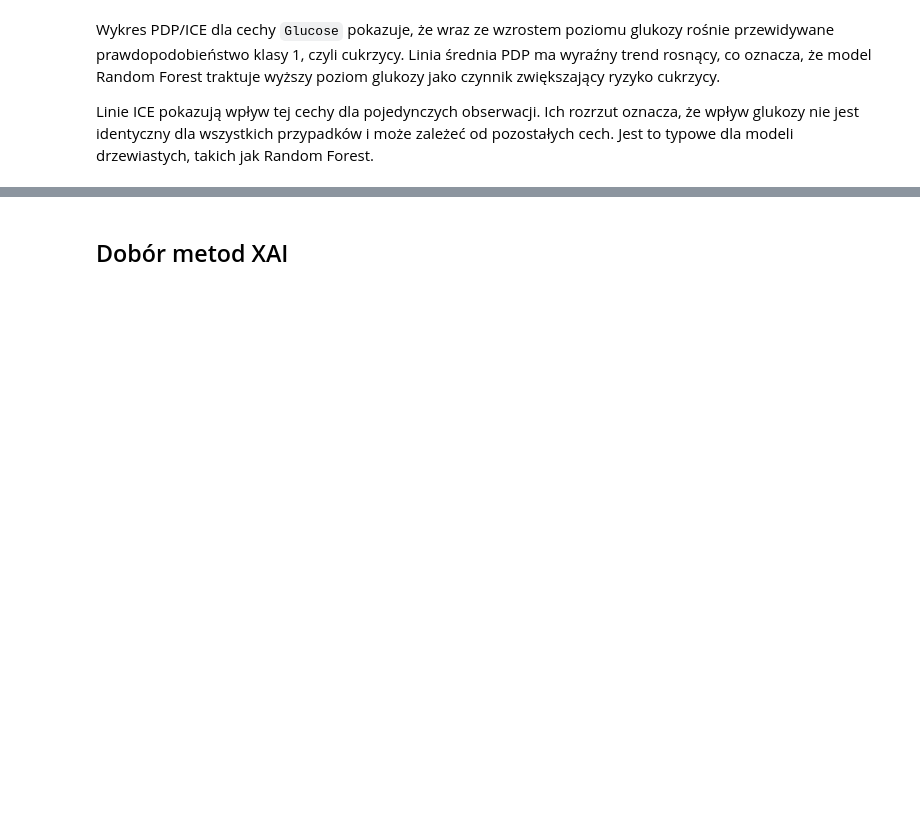
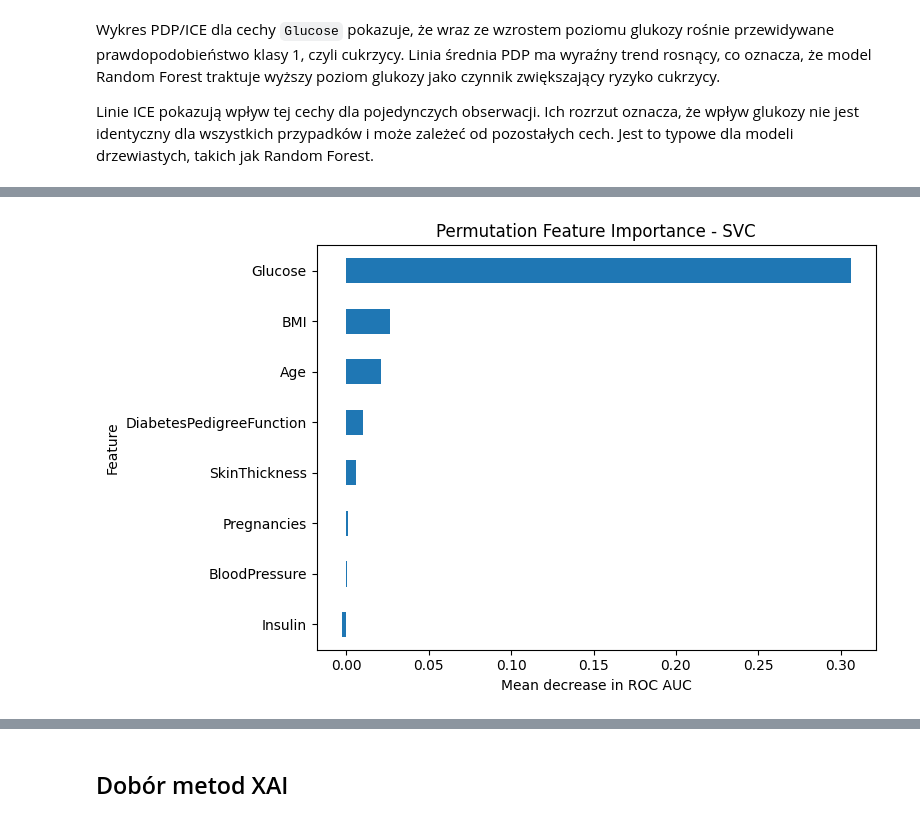
Before and after one commit to annajestem/xai_diabetes_project, a Jupyter notebook: notebooks/03_xai_interpretation.ipynb, the cells around one changed output, grey strips where cells are left out. Cells and saved outputs as stored; diff of their text form; code cells hidden in the pictures; blank space fills up the shorter version.

```diff
--- a/notebooks/03_xai_interpretation.ipynb
+++ b/notebooks/03_xai_interpretation.ipynb
@@ -556,0 +598,21 @@ Linie ICE są dość zróżnicowane, co oznacza, że wpływ BMI zależy od konkr
+# %%
+from sklearn.inspection import permutation_importance
+import pandas as pd
+import matplotlib.pyplot as plt
+
+result_svc = permutation_importance(
+    pipeline_svc,
+    X_test,
+    y_test,
+    n_repeats=10,
+    random_state=42,
+    scoring="roc_auc"
+)
+
+importance_svc_df = pd.DataFrame({
+    "Feature": X_test.columns,
+    "Importance mean": result_svc.importances_mean,
+    "Importance std": result_svc.importances_std
+}).sort_values("Importance mean", ascending=False)
+
+importance_svc_df
@@ -556,0 +629,18 @@ Linie ICE są dość zróżnicowane, co oznacza, że wpływ BMI zależy od konkr
+# %%
+importance_svc_df.sort_values("Importance mean").plot.barh(
+    x="Feature",
+    y="Importance mean",
+    figsize=(8, 5),
+    legend=False
+)
+
+plt.xlabel("Mean decrease in ROC AUC")
+plt.ylabel("Feature")
+plt.title("Permutation Feature Importance - SVC")
+plt.tight_layout()
+
+plt.savefig("../outputs/figures/permutation_importance_svc.png", dpi=300)
+
+plt.show()
+# %% [output]
+[figure, added]
```
Also changed, not shown: parts of 35 cells of this notebook, 11 other files.
